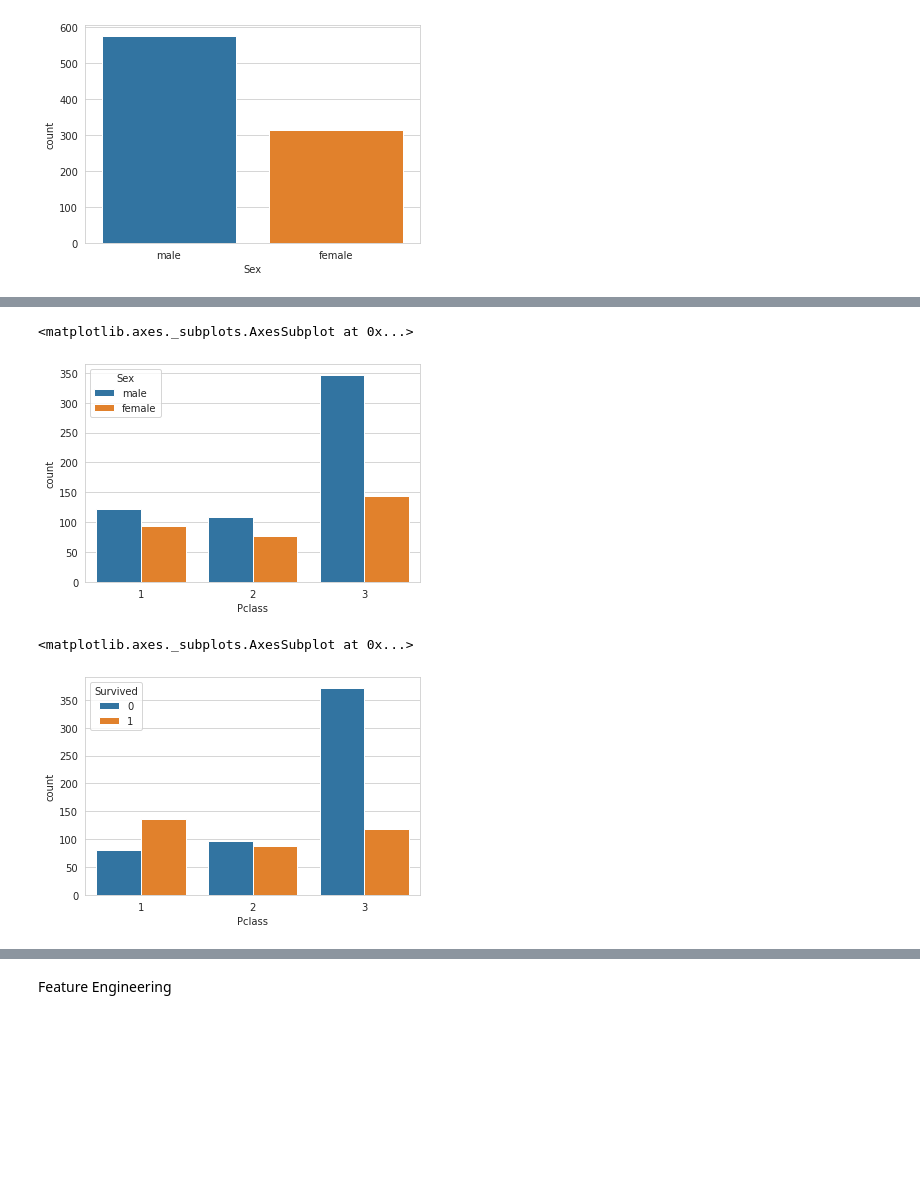
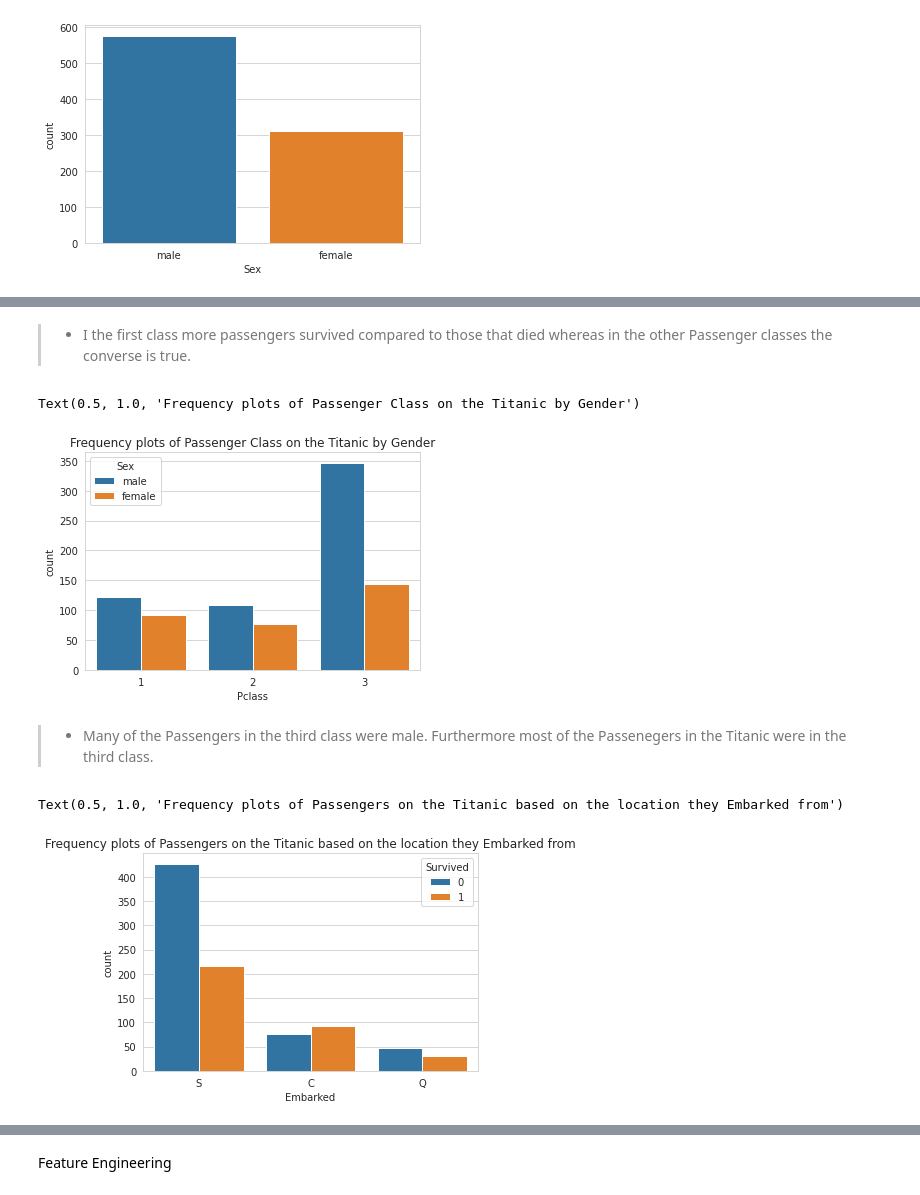
Before and after one commit to nyamskamau/Titanic-and-Spambase-datasets-analysis, a Jupyter notebook: KNearestNeighbors.ipynb, the cells around one changed output, grey strips where cells are left out. Saved outputs shown, nothing was run; the diff lists cells and outputs as text; code cells hidden in the pictures; blank space fills up the shorter version.

```diff
--- a/KNearestNeighbors.ipynb
+++ b/KNearestNeighbors.ipynb
@@ -101,0 +184,20 @@ dtype: int64
+# %%
+def age_approx(cols):
+    Age = cols[0]
+    Pclass = cols[1]
+    Sex = cols[2]
+    if pd.isnull(Age):
+        if (Pclass == 1) & (Sex == 'female') :
+            return 34
+        elif (Pclass == 1) and (Sex == 'male'):
+            return 41
+        elif (Pclass == 2 ) and (Sex == 'female'):
+          return 28
+        elif (Pclass == 2) and (Sex == 'male'):
+          return 30
+        elif (Pclass == 3) and (Sex == 'female'):
+          return 22
+        elif (Pclass == 3) and (Sex == 'male'):
+          return 22
+    else:
+        return Age
@@ -139,10 +323,17 @@ sns.countplot(x=train["Sex"],hue = train["Survived"],data = train)
+# %% [markdown]
+>* I  the first class more passengers survived compared to those that died whereas in the other Passenger classes the converse is true.
 # %%
 sns.countplot(x=train["Pclass"],hue = train["Sex"],data = train)
+plt.title('Frequency plots of Passenger Class on the Titanic by Gender')
 # %% [output]
-<matplotlib.axes._subplots.AxesSubplot at 0x...>
+Text(0.5, 1.0, 'Frequency plots of Passenger Class on the Titanic by Gender')
-[figure, old version]
+[figure, new version]
+# %% [markdown]
+>* Many of the Passengers in the third class were male.
+Furthermore most of the Passenegers in the Titanic were in the third class.
 # %%
-sns.countplot(x=train["Pclass"],hue = train["Survived"],data = train)
+sns.countplot(x=train["Embarked"],hue = train["Survived"],data = train)
+plt.title('Frequency plots of Passengers on the Titanic based on the location they Embarked from')
 # %% [output]
-<matplotlib.axes._subplots.AxesSubplot at 0x...>
+Text(0.5, 1.0, 'Frequency plots of Passengers on the Titanic based on the location they Embarked from')
-[figure, old version]
+[figure, new version]
```
Also changed, not shown: parts of 99 cells of this notebook.
